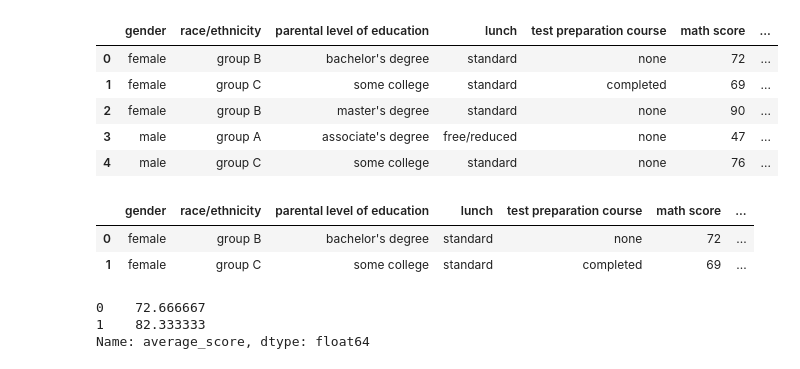
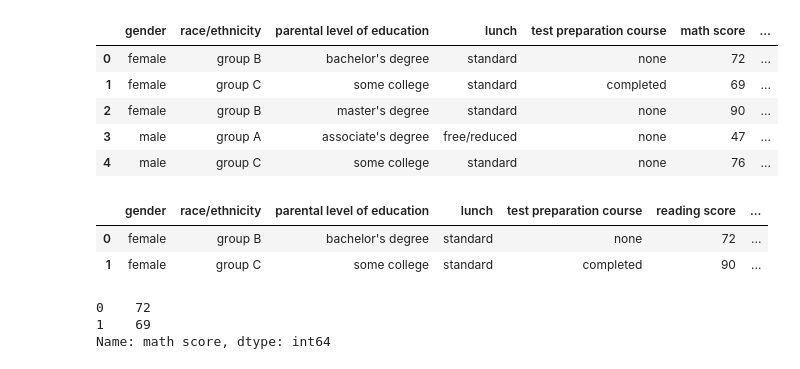
Before and after one commit to yashgunjal95/ML_Projects, a Jupyter notebook: notebooks/Model_training.ipynb, the cells around one changed output. Cells and saved outputs as stored; diff of their text form; code cells hidden in the pictures.

```diff
--- a/notebooks/Model_training.ipynb
+++ b/notebooks/Model_training.ipynb
@@ -25,7 +25,7 @@ df.head()
 | 3 | 3 | male | group A | associate's degree | free/reduced | none | 47 | ... |
 | 4 | 4 | male | group C | some college | standard | none | 76 | ... |
 # %%
-df.drop(['Unnamed: 0', 'total_score'], axis=1, inplace=True)
+df.drop(['Unnamed: 0'], axis=1, inplace=True)
 df.head()
 # %% [output]
 |  | gender | race/ethnicity | parental level of education | lunch | test preparation course | math score | ... |
@@ -35,19 +35,19 @@ df.head()
 | 3 | male | group A | associate's degree | free/reduced | none | 47 | ... |
 | 4 | male | group C | some college | standard | none | 76 | ... |
 # %%
-X = df.drop('average_score', axis=1)
+X = df.drop('math score', axis=1)
 X.head(2)
 # %% [output]
-|  | gender | race/ethnicity | parental level of education | lunch | test preparation course | math score | ... |
+|  | gender | race/ethnicity | parental level of education | lunch | test preparation course | reading score | ... |
 | 0 | female | group B | bachelor's degree | standard | none | 72 | ... |
-| 1 | female | group C | some college | standard | completed | 69 | ... |
+| 1 | female | group C | some college | standard | completed | 90 | ... |
 # %%
-y = df['average_score']
+y = df['math score']
 y.head(2)
 # %% [output]
-0    72.666667
-1    82.333333
-Name: average_score, dtype: float64
+0    72
+1    69
+Name: math score, dtype: int64
 # %%
 num_features = X.select_dtypes(exclude='object').columns
 cat_features = X.select_dtypes(include='object').columns
```
Also changed, not shown: parts of 2 cells of this notebook, 10 other files.
